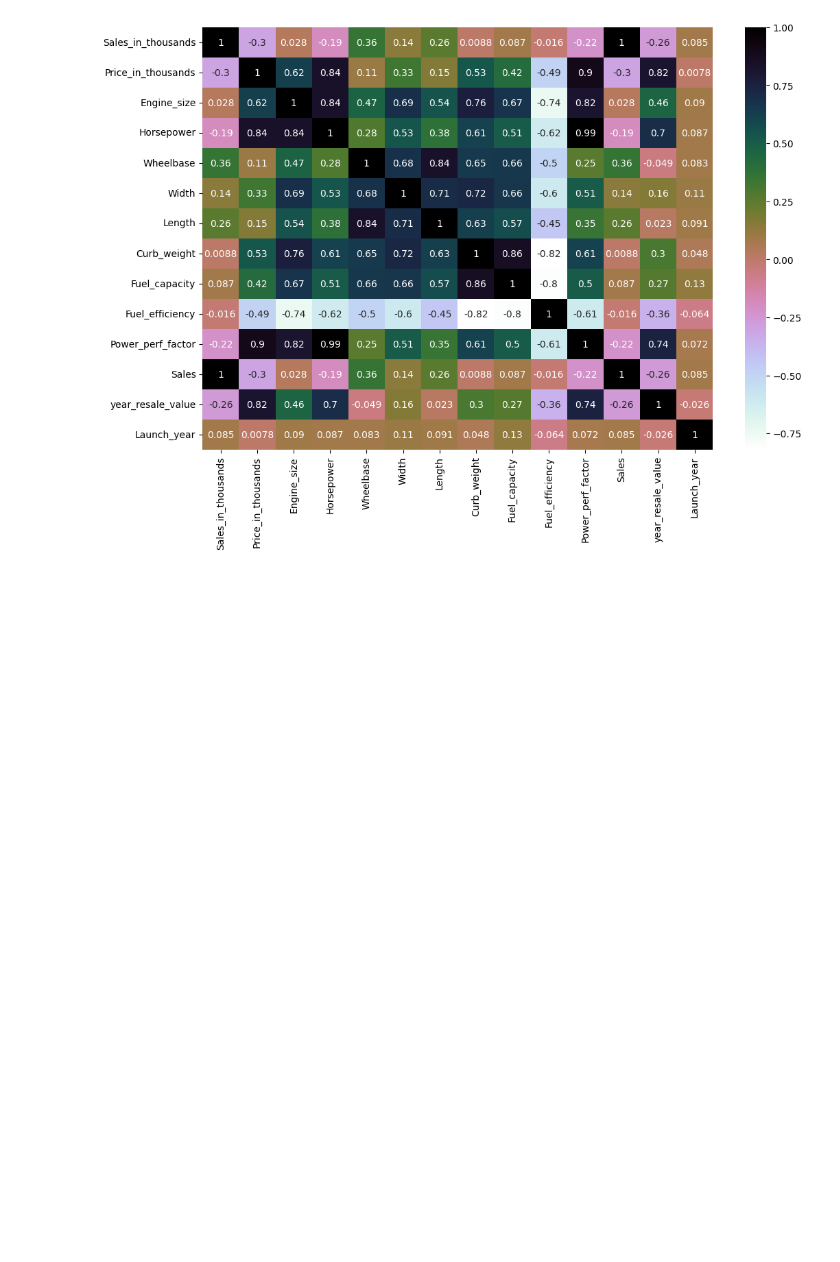
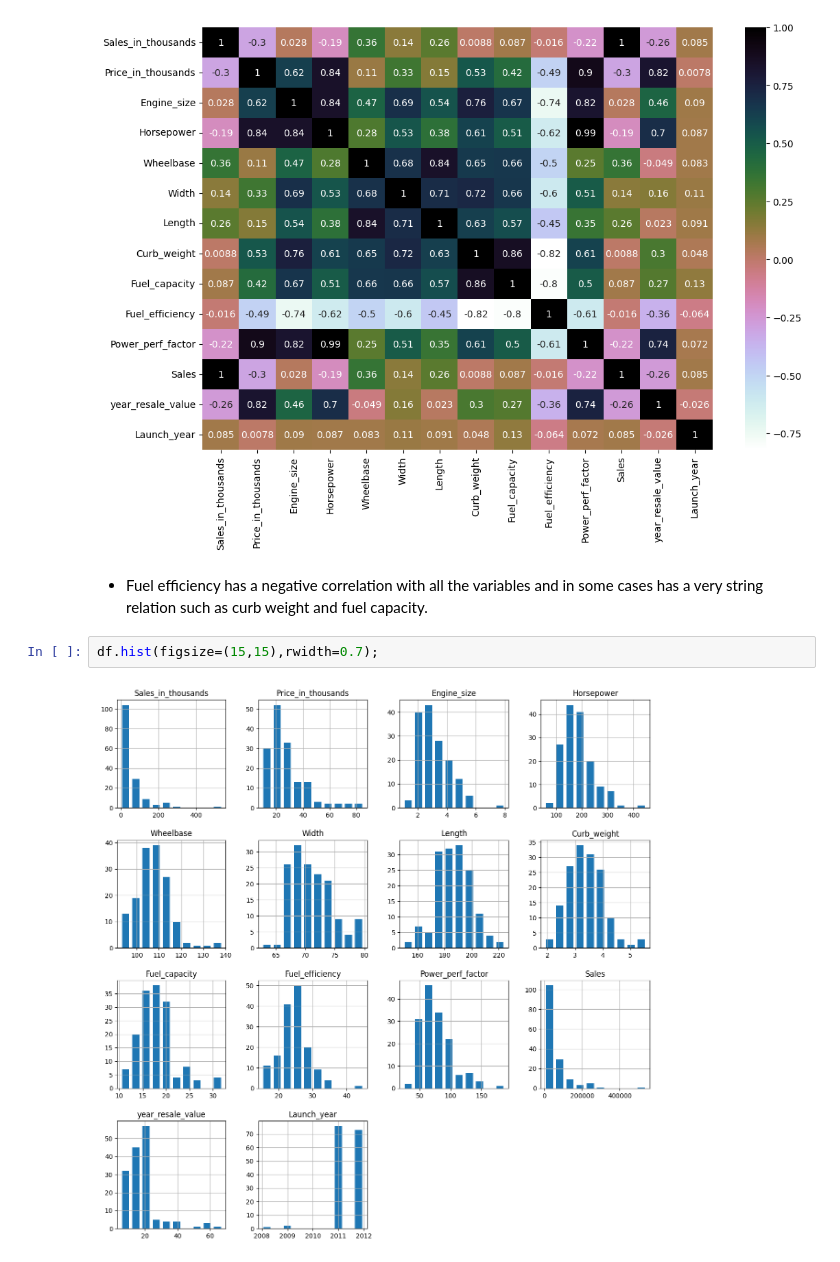
Before and after one commit to nithinbadicodes/10-Python-projects, a Jupyter notebook: car_sales_analysis.ipynb, the cells around one changed output. Cells and saved outputs as stored; diff of their text form; blank space fills up the shorter version.

```diff
--- a/car_sales_analysis.ipynb
+++ b/car_sales_analysis.ipynb
@@ -196,3 +198,9 @@ sns.heatmap(df.loc[:,[col for col in df.columns if df[col].dtype != 'object']].c
 # %% [output]
 <Axes: >
 [figure]
+# %% [markdown]
+* Fuel efficiency has a negative correlation with all the variables and in some cases has a very string relation such as curb weight and fuel capacity.
+# %%
+df.hist(figsize=(15,15),rwidth=0.7);
+# %% [output]
+[figure, added]
```
Also changed, not shown: parts of 11 cells of this notebook.
